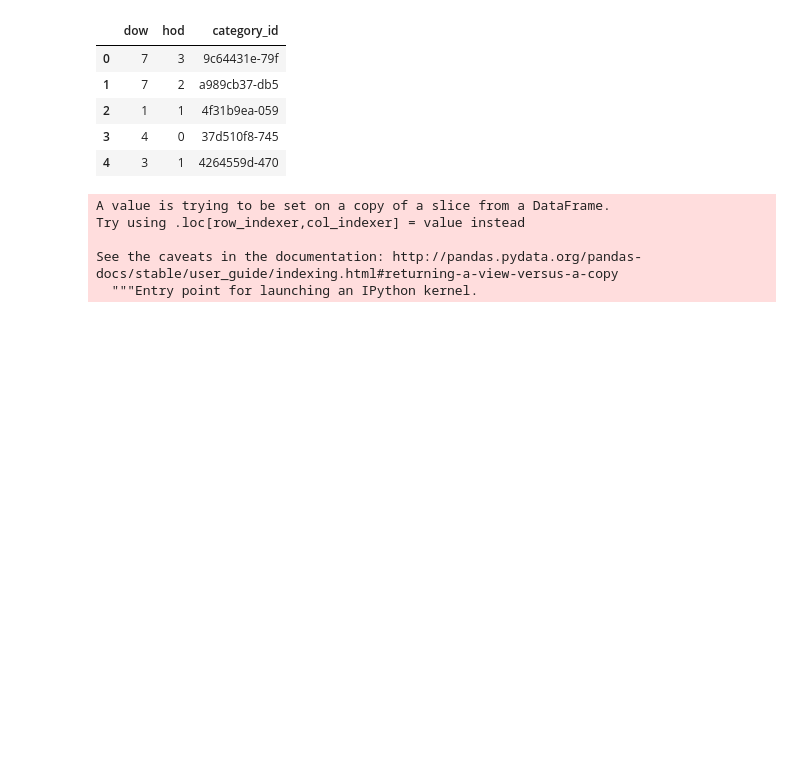
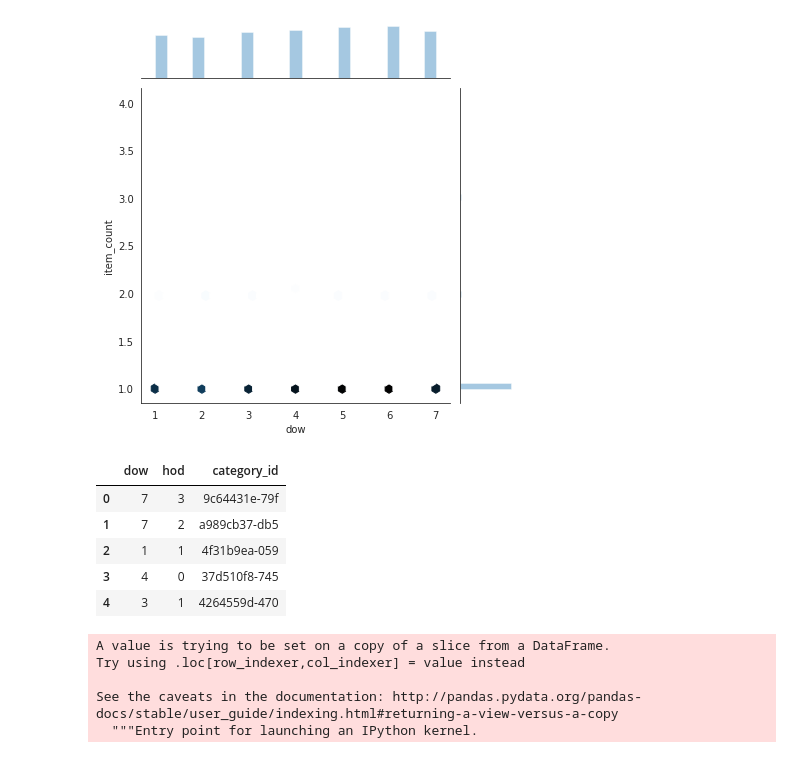
Before and after one commit to Amitdutta121/Food-recommender-system-ML, a Jupyter notebook: competition.ipynb, the cells around one changed output. Drawn from its saved outputs; the diff is of its cells as text; code cells hidden in the pictures; blank space fills up the shorter version.

```diff
--- a/competition.ipynb
+++ b/competition.ipynb
@@ -21,3 +42,8 @@ df.head()
+# %%
+with sns.axes_style('white'):
+    sns.jointplot("dow", "item_count", data=df, kind='hex')
+# %% [output]
+[figure, added]
 # %%
 df = df.dropna(axis = 0, how ='any')
 df_back = df
```
Also changed, not shown: parts of 16 cells of this notebook.
